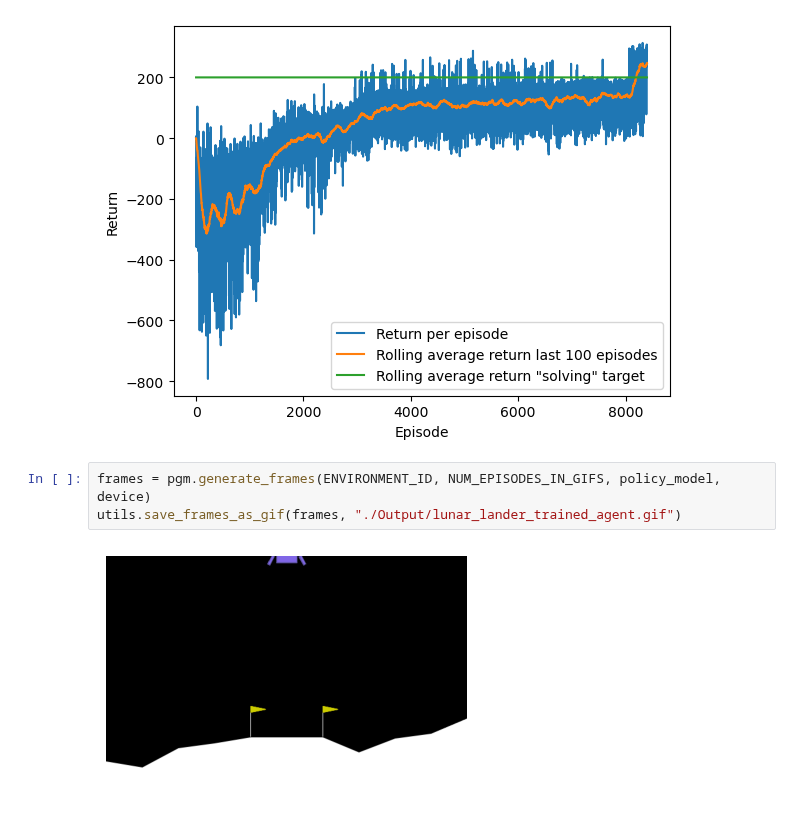
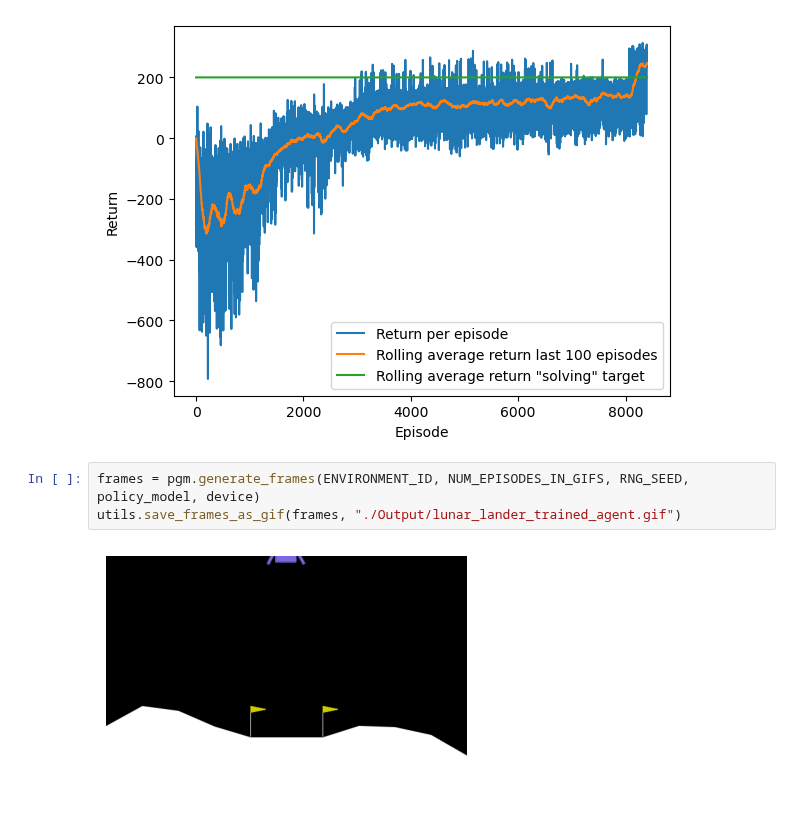
Before and after one commit to CarlFredriksson/rl-gymnasium-training, a Jupyter notebook: LunarLander/lunar_lander_create_gifs.ipynb, the cells around one changed output. Saved outputs shown, nothing was run; the diff lists cells and outputs as text.

Commit message:
Fixed frame generating functions to properly set rng seed of the gym environment before the first episode only

```diff
--- a/LunarLander/lunar_lander_create_gifs.ipynb
+++ b/LunarLander/lunar_lander_create_gifs.ipynb
@@ -49,7 +49,7 @@ utils.plot_returns(returns, env.spec.reward_threshold)
 Average return per episode: 46.44516200990566
 [figure]
 # %%
-frames = pgm.generate_frames(ENVIRONMENT_ID, NUM_EPISODES_IN_GIFS, policy_model, device)
+frames = pgm.generate_frames(ENVIRONMENT_ID, NUM_EPISODES_IN_GIFS, RNG_SEED, policy_model, device)
 utils.save_frames_as_gif(frames, "./Output/lunar_lander_trained_agent.gif")
 # %% [output]
-[figure, old version]
+[figure, new version]
```
Also changed, not shown: parts of 1 cell of this notebook, 9 other files.
